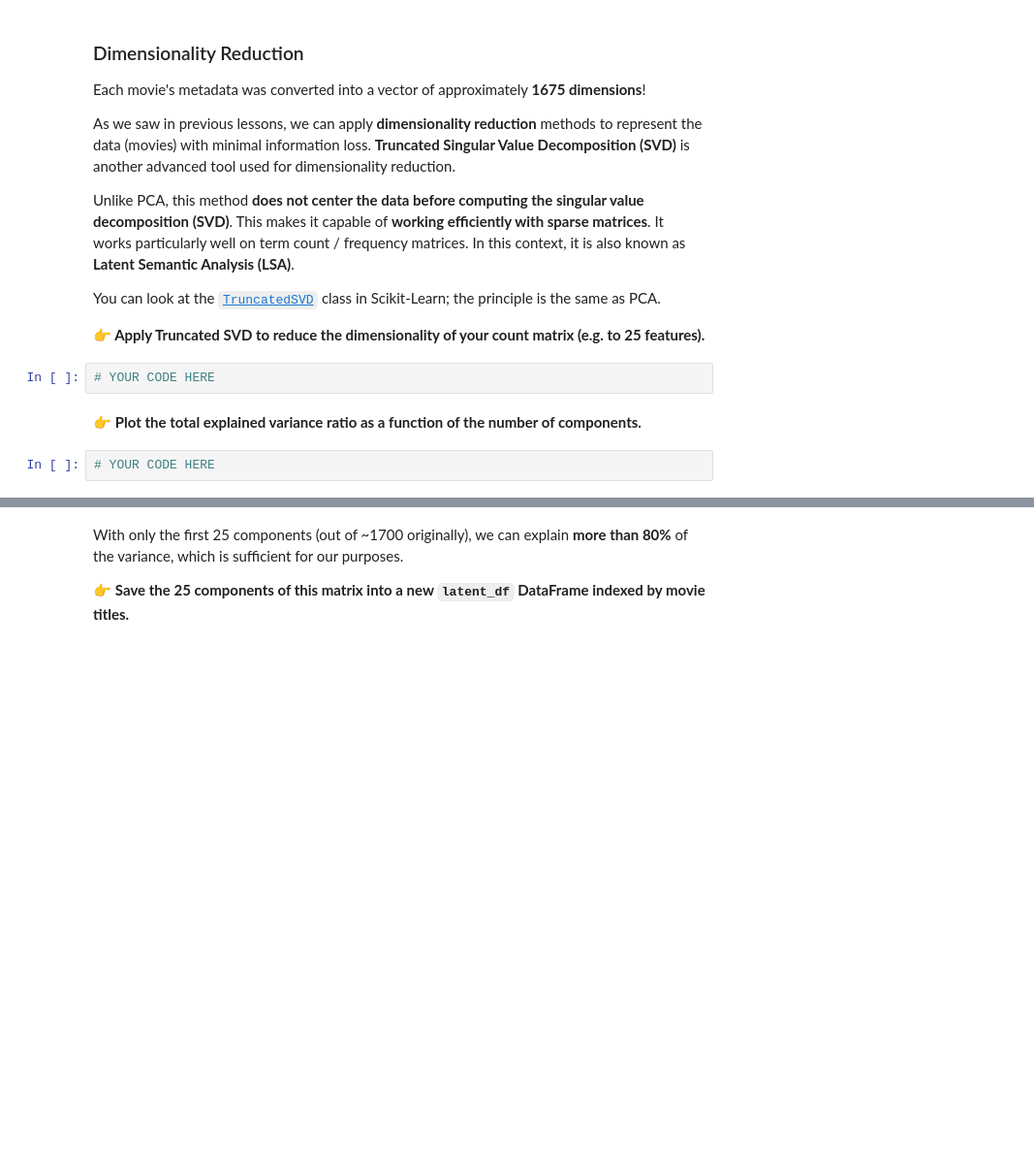
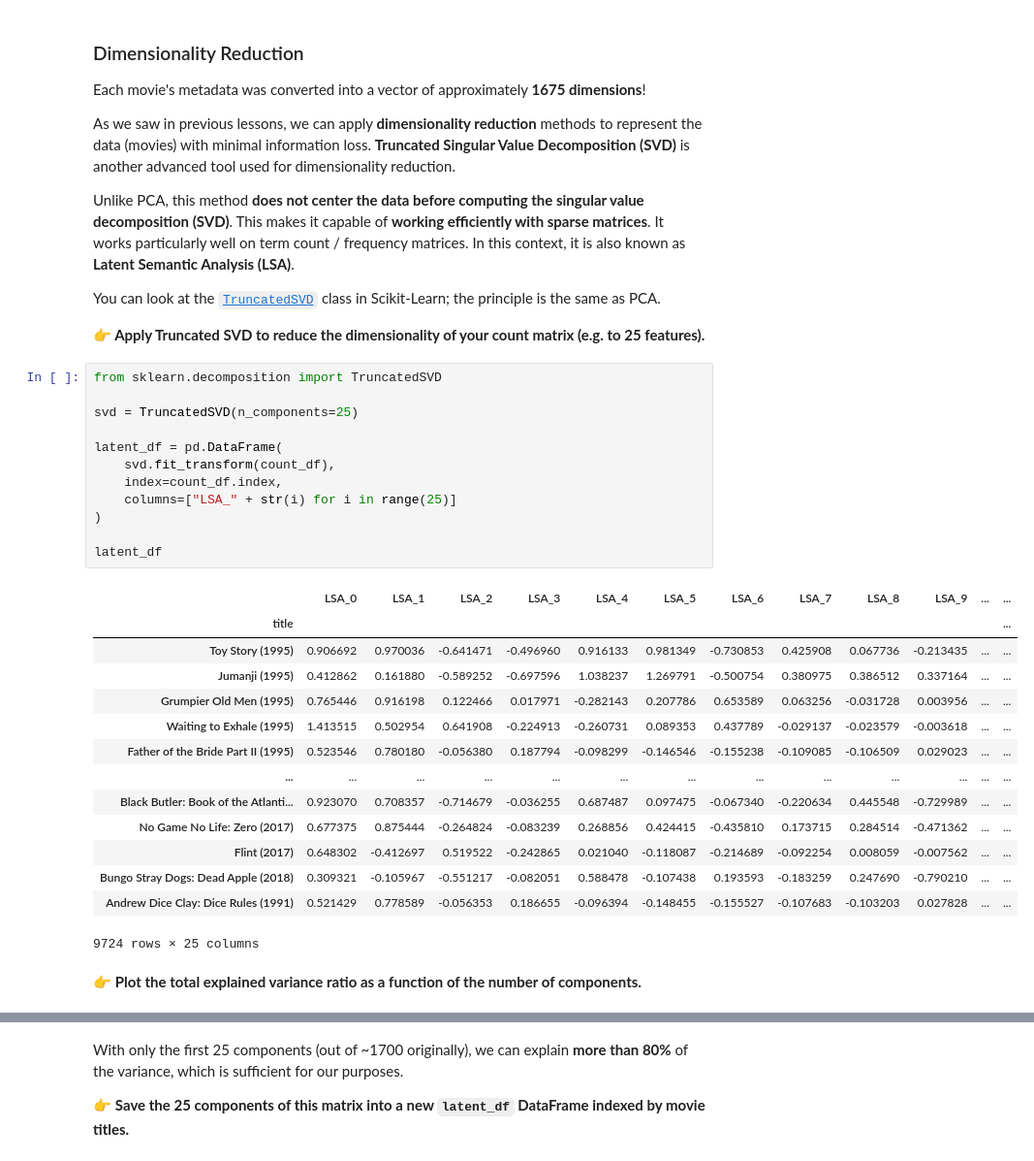
Before and after one commit to itsyeren/data-movie-recommendation, a Jupyter notebook: recommender-system.ipynb, the cells around one changed output, grey strips where cells are left out. Shown at 97% size. Cells and saved outputs as stored; diff of their text form; blank space fills up the shorter version.

```diff
--- a/recommender-system.ipynb
+++ b/recommender-system.ipynb
@@ -214,9 +239,32 @@ Unlike PCA, this method **does not center the data before computing the singular
 You can look at the [`TruncatedSVD`](https://scikit-learn.org/stable/modules/generated/sklearn.decomposition.TruncatedSVD.html) class in Scikit-Learn; the principle is the same as PCA.
 
 __👉 **Apply Truncated SVD to reduce the dimensionality of your count matrix (e.g. to 25 features).**__
-# %%
-# YOUR CODE HERE
+# %%
+from sklearn.decomposition import TruncatedSVD
+
+svd = TruncatedSVD(n_components=25)
+
+latent_df = pd.DataFrame(
+    svd.fit_transform(count_df),
+    index=count_df.index,
+    columns=["LSA_" + str(i) for i in range(25)]
+)
+
+latent_df
+# %% [output]
+|  | LSA_0 | LSA_1 | LSA_2 | LSA_3 | LSA_4 | LSA_5 | LSA_6 | LSA_7 | LSA_8 | LSA_9 | ... | ... |
+| title |  |  |  |  |  |  |  |  |  |  |  | ... |
+| Toy Story (1995) | 0.906692 | 0.970036 | -0.641471 | -0.496960 | 0.916133 | 0.981349 | -0.730853 | 0.425908 | 0.067736 | -0.213435 | ... | ... |
+| Jumanji (1995) | 0.412862 | 0.161880 | -0.589252 | -0.697596 | 1.038237 | 1.269791 | -0.500754 | 0.380975 | 0.386512 | 0.337164 | ... | ... |
+| Grumpier Old Men (1995) | 0.765446 | 0.916198 | 0.122466 | 0.017971 | -0.282143 | 0.207786 | 0.653589 | 0.063256 | -0.031728 | 0.003956 | ... | ... |
+| Waiting to Exhale (1995) | 1.413515 | 0.502954 | 0.641908 | -0.224913 | -0.260731 | 0.089353 | 0.437789 | -0.029137 | -0.023579 | -0.003618 | ... | ... |
+| Father of the Bride Part II (1995) | 0.523546 | 0.780180 | -0.056380 | 0.187794 | -0.098299 | -0.146546 | -0.155238 | -0.109085 | -0.106509 | 0.029023 | ... | ... |
+| ... | ... | ... | ... | ... | ... | ... | ... | ... | ... | ... | ... | ... |
+| Black Butler: Book of the Atlanti... | 0.923070 | 0.708357 | -0.714679 | -0.036255 | 0.687487 | 0.097475 | -0.067340 | -0.220634 | 0.445548 | -0.729989 | ... | ... |
+| No Game No Life: Zero (2017) | 0.677375 | 0.875444 | -0.264824 | -0.083239 | 0.268856 | 0.424415 | -0.435810 | 0.173715 | 0.284514 | -0.471362 | ... | ... |
+| Flint (2017) | 0.648302 | -0.412697 | 0.519522 | -0.242865 | 0.021040 | -0.118087 | -0.214689 | -0.092254 | 0.008059 | -0.007562 | ... | ... |
+| Bungo Stray Dogs: Dead Apple (2018) | 0.309321 | -0.105967 | -0.551217 | -0.082051 | 0.588478 | -0.107438 | 0.193593 | -0.183259 | 0.247690 | -0.790210 | ... | ... |
+| Andrew Dice Clay: Dice Rules (1991) | 0.521429 | 0.778589 | -0.056353 | 0.186655 | -0.096394 | -0.148455 | -0.155527 | -0.107683 | -0.103203 | 0.027828 | ... | ... |
+9724 rows × 25 columns
 # %% [markdown]
 👉 **Plot the total explained variance ratio as a function of the number of components.**
-# %%
-# YOUR CODE HERE
```
Also changed, not shown: parts of 5 cells of this notebook, 1 other file.
